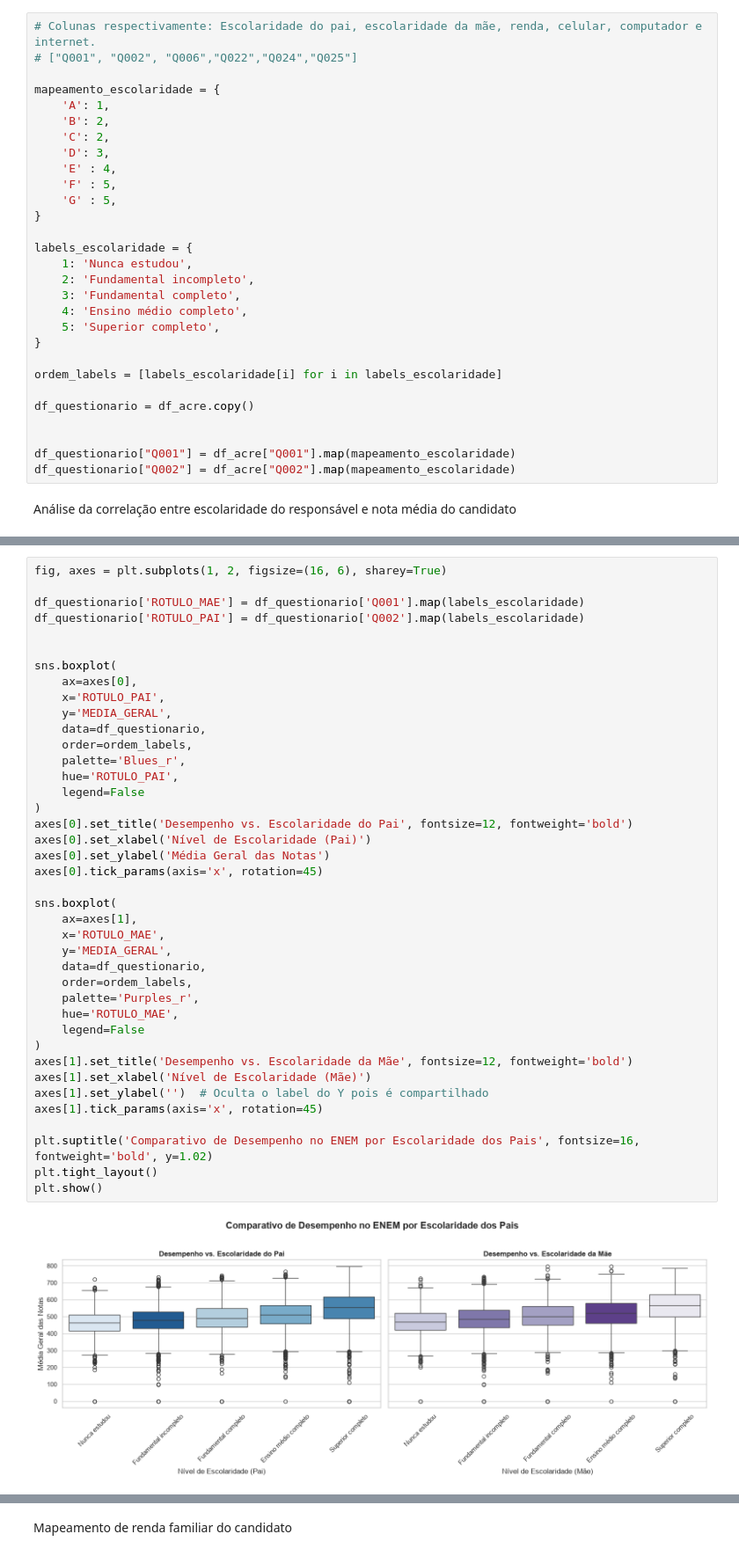
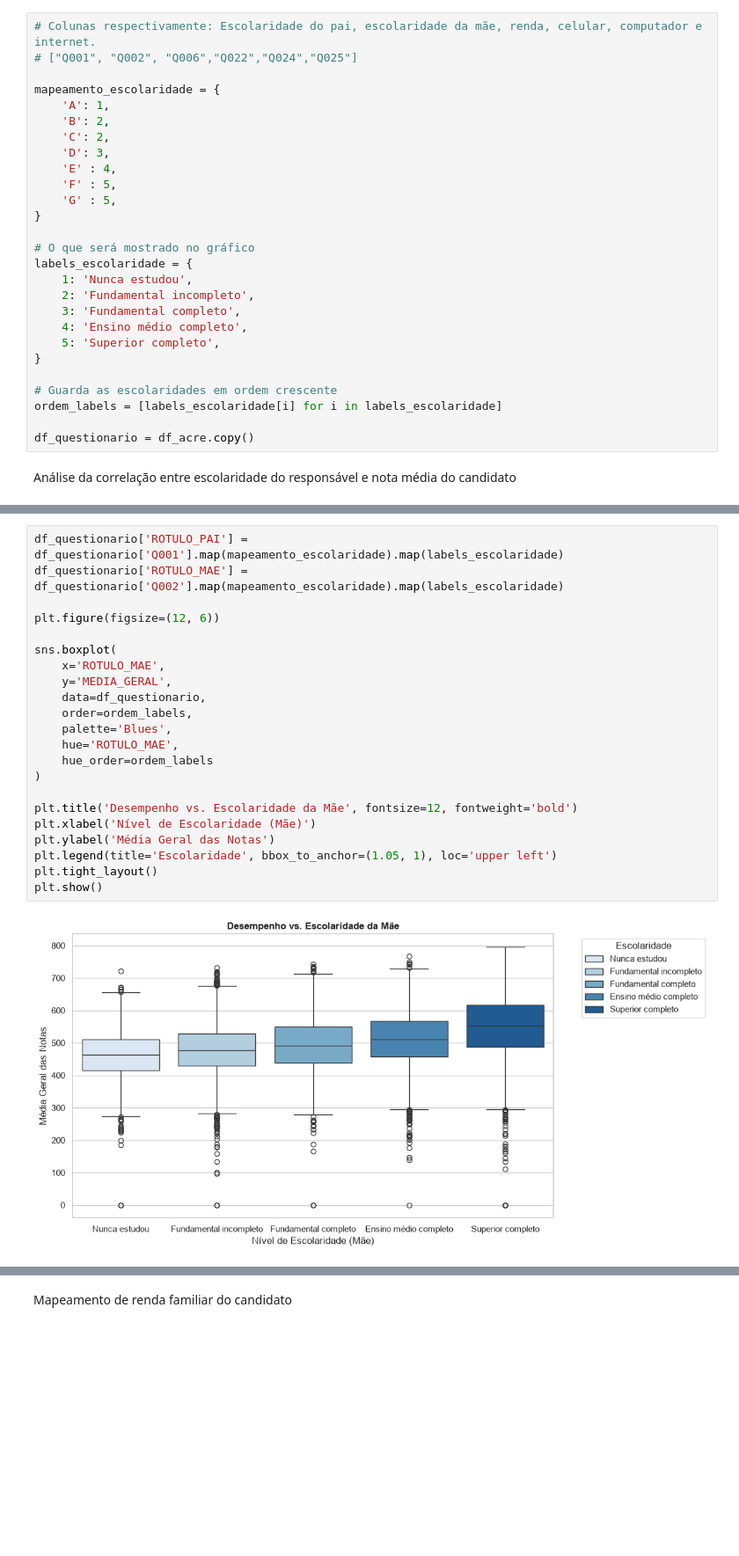
Before and after one commit to mvs105/TESI1-2026.1, a Jupyter notebook: pre_processamento_acre.ipynb, the cells around one changed output, grey strips where cells are left out. Shown at 88% size. Saved outputs shown, nothing was run; the diff lists cells and outputs as text; blank space fills up the shorter version.

Commit message:
feat: adiciona restante de gráficos outliers e análise de distribuição

```diff
--- a/pre_processamento_acre.ipynb
+++ b/pre_processamento_acre.ipynb
@@ -170,6 +201,7 @@ mapeamento_escolaridade = {
     'G' : 5,
 }
 
+# O que será mostrado no gráfico
 labels_escolaridade = {
     1: 'Nunca estudou',
     2: 'Fundamental incompleto',
@@ -178,13 +210,10 @@ labels_escolaridade = {
     5: 'Superior completo',
 }
 
+# Guarda as escolaridades em ordem crescente
 ordem_labels = [labels_escolaridade[i] for i in labels_escolaridade]
 
 df_questionario = df_acre.copy()
-
-
-df_questionario["Q001"] = df_acre["Q001"].map(mapeamento_escolaridade)
-df_questionario["Q002"] = df_acre["Q002"].map(mapeamento_escolaridade)
 # %% [markdown]
 Análise da correlação entre escolaridade do responsável e nota média do candidato
 # %%
@@ -213,42 +251,24 @@ display(analise_pai)
 # %%
-fig, axes = plt.subplots(1, 2, figsize=(16, 6), sharey=True)
+df_questionario['ROTULO_PAI'] = df_questionario['Q001'].map(mapeamento_escolaridade).map(labels_escolaridade)
+df_questionario['ROTULO_MAE'] = df_questionario['Q002'].map(mapeamento_escolaridade).map(labels_escolaridade)
 
-df_questionario['ROTULO_MAE'] = df_questionario['Q001'].map(labels_escolaridade)
-df_questionario['ROTULO_PAI'] = df_questionario['Q002'].map(labels_escolaridade)
-
+plt.figure(figsize=(12, 6))
 
 sns.boxplot(
-    ax=axes[0],
-    x='ROTULO_PAI',
-    y='MEDIA_GERAL',
-    data=df_questionario,
-    order=ordem_labels,
-    palette='Blues_r',
-    hue='ROTULO_PAI',
-    legend=False
-)
-axes[0].set_title('Desempenho vs. Escolaridade do Pai', fontsize=12, fontweight='bold')
-axes[0].set_xlabel('Nível de Escolaridade (Pai)')
-axes[0].set_ylabel('Média Geral das Notas')
-axes[0].tick_params(axis='x', rotation=45)
-
-sns.boxplot(
-    ax=axes[1],
     x='ROTULO_MAE',
     y='MEDIA_GERAL',
     data=df_questionario,
     order=ordem_labels,
-    palette='Purples_r',
+    palette='Blues',
     hue='ROTULO_MAE',
-    legend=False
+    hue_order=ordem_labels
 )
-axes[1].set_title('Desempenho vs. Escolaridade da Mãe', fontsize=12, fontweight='bold')
-axes[1].set_xlabel('Nível de Escolaridade (Mãe)')
-axes[1].set_ylabel('')  # Oculta o label do Y pois é compartilhado
-axes[1].tick_params(axis='x', rotation=45)
 
-plt.suptitle('Comparativo de Desempenho no ENEM por Escolaridade dos Pais', fontsize=16, fontweight='bold', y=1.02)
+plt.title('Desempenho vs. Escolaridade da Mãe', fontsize=12, fontweight='bold')
+plt.xlabel('Nível de Escolaridade (Mãe)')
+plt.ylabel('Média Geral das Notas')
+plt.legend(title='Escolaridade', bbox_to_anchor=(1.05, 1), loc='upper left')
 plt.tight_layout()
 plt.show()
 # %% [output]
-[figure, old version]
+[figure, new version]
```
Also changed, not shown: parts of 18 cells of this notebook.
